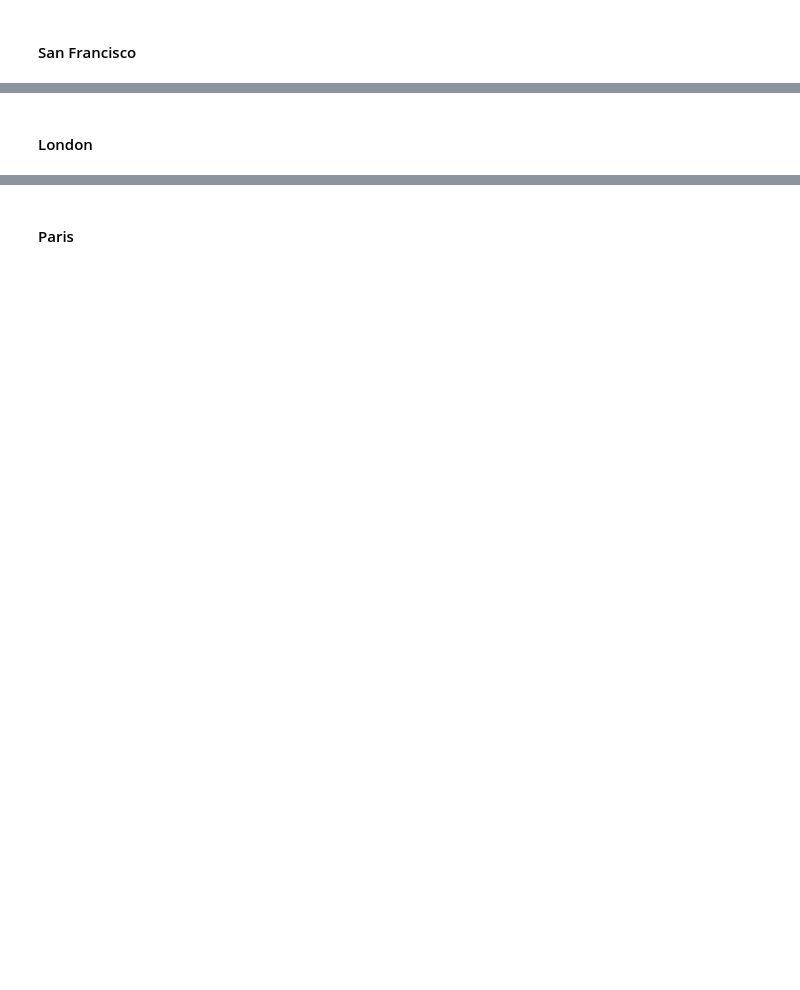
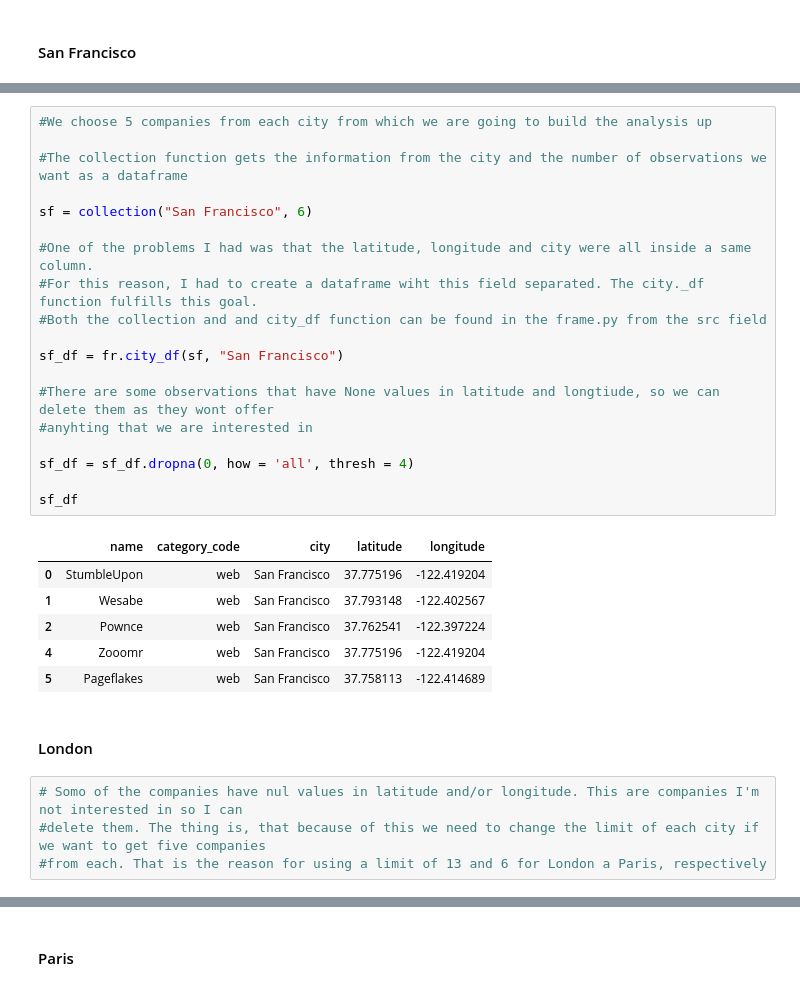
Before and after one commit to jperezllorente/geospatial-project, a Jupyter notebook: proyecto.ipynb, the cells around one changed output, grey strips where cells are left out. Drawn from its saved outputs; the diff is of its cells as text; blank space fills up the shorter version.

```diff
--- a/proyecto.ipynb
+++ b/proyecto.ipynb
@@ -61,3 +73,33 @@ sf_df.head()
+# %%
+#We choose 5 companies from each city from which we are going to build the analysis up
+
+#The collection function gets the information from the city and the number of observations we want as a dataframe
+
+sf = collection("San Francisco", 6)
+
+#One of the problems I had was that the latitude, longitude and city were all inside a same column.
+#For this reason, I had to create a dataframe wiht this field separated. The city._df function fulfills this goal.
+#Both the collection and and city_df function can be found in the frame.py from the src field
+
+sf_df = fr.city_df(sf, "San Francisco")
+
+#There are some observations that have None values in latitude and longtiude, so we can delete them as they wont offer
+#anyhting that we are interested in
+
+sf_df = sf_df.dropna(0, how = 'all', thresh = 4)
+
+sf_df
+# %% [output]
+|  | name | category_code | city | latitude | longitude |
+| 0 | StumbleUpon | web | San Francisco | 37.775196 | -122.419204 |
+| 1 | Wesabe | web | San Francisco | 37.793148 | -122.402567 |
+| 2 | Pownce | web | San Francisco | 37.762541 | -122.397224 |
+| 4 | Zooomr | web | San Francisco | 37.775196 | -122.419204 |
+| 5 | Pageflakes | web | San Francisco | 37.758113 | -122.414689 |
 # %% [markdown]
 #### London
+# %%
+# Somo of the companies have nul values in latitude and/or longitude. This are companies I'm not interested in so I can
+#delete them. The thing is, that because of this we need to change the limit of each city if we want to get five companies
+#from each. That is the reason for using a limit of 13 and 6 for London a Paris, respectively
 # %%
```
Also changed, not shown: parts of 120 cells of this notebook, 1 other file.
